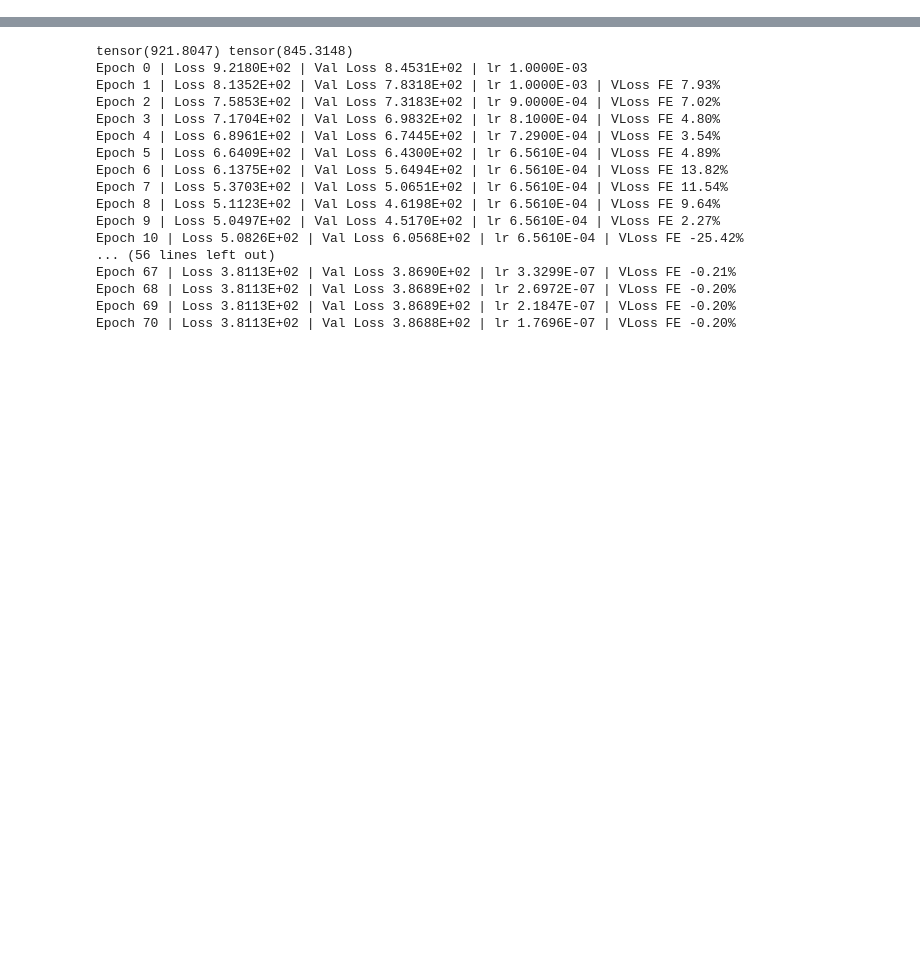
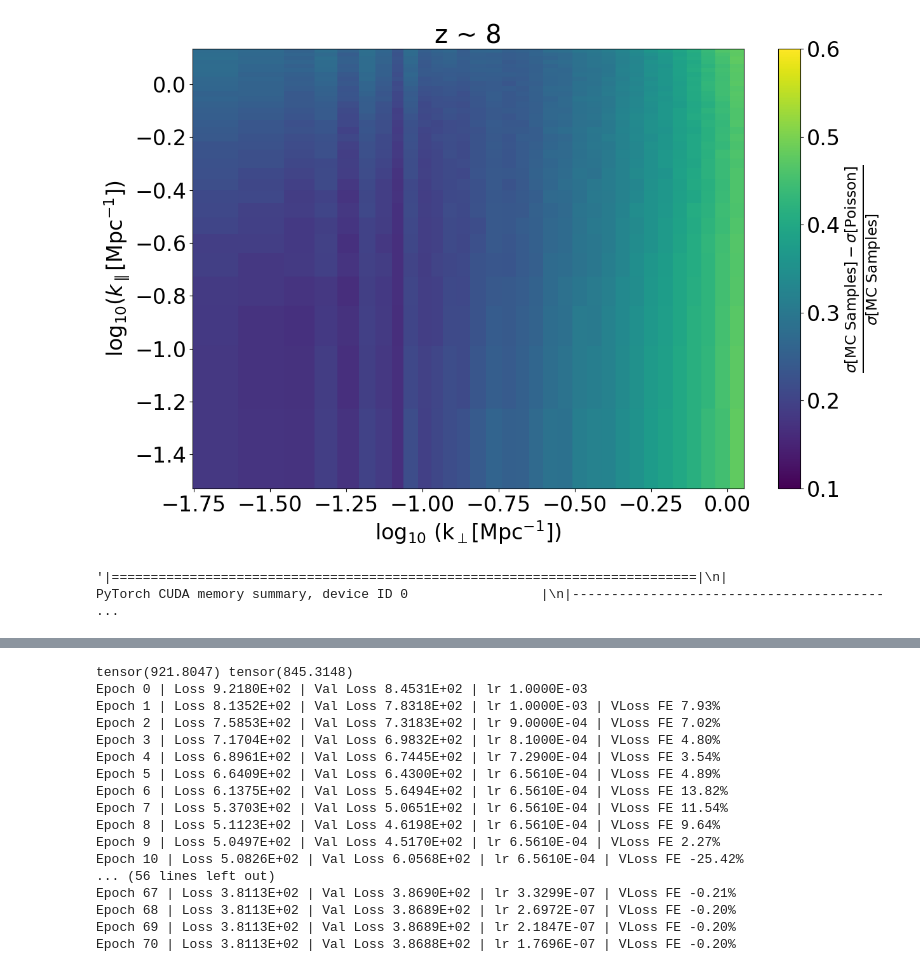
Before and after one commit to DanielaBreitman/21cmPSDenoiser, a Jupyter notebook: CV_PS_train_AE.ipynb, the cells around one changed output, grey strips where cells are left out. Drawn from its saved outputs; the diff is of its cells as text; code cells hidden in the pictures; blank space fills up the shorter version.

```diff
--- a/CV_PS_train_AE.ipynb
+++ b/CV_PS_train_AE.ipynb
@@ -111,0 +140,5 @@ print(input_data.shape)
+# %%
+imshow_error_2D(avg8, xs_plot = np.log10(kperp), ys_plot = np.log10(kpar), title1 = 'z ~ 8',
+             vmin = 0.1, vmax = 0.6, label = r'$\frac{\sigma[{ \rm MC \ Samples}] - \sigma[{\rm Poisson}]}{\sigma[{\rm MC \ Samples}]}$', log = False)
+# %% [output]
+[figure, added]
@@ -123,3 +166,7 @@ mean_std = torch.Tensor(mean_std).to(DEVICE)
 
 Ngrid = torch.Tensor(Nmodes).to(DEVICE)
+# %%
+torch.cuda.memory_summary(device=DEVICE, abbreviated=True)
+# %% [output]
+'|===========================================================================|\n|                  PyTorch CUDA memory summary, device ID 0                 |\n|---------------------------------------- ...
 # %%
```
Also changed, not shown: parts of 45 cells of this notebook, 3 other files.
